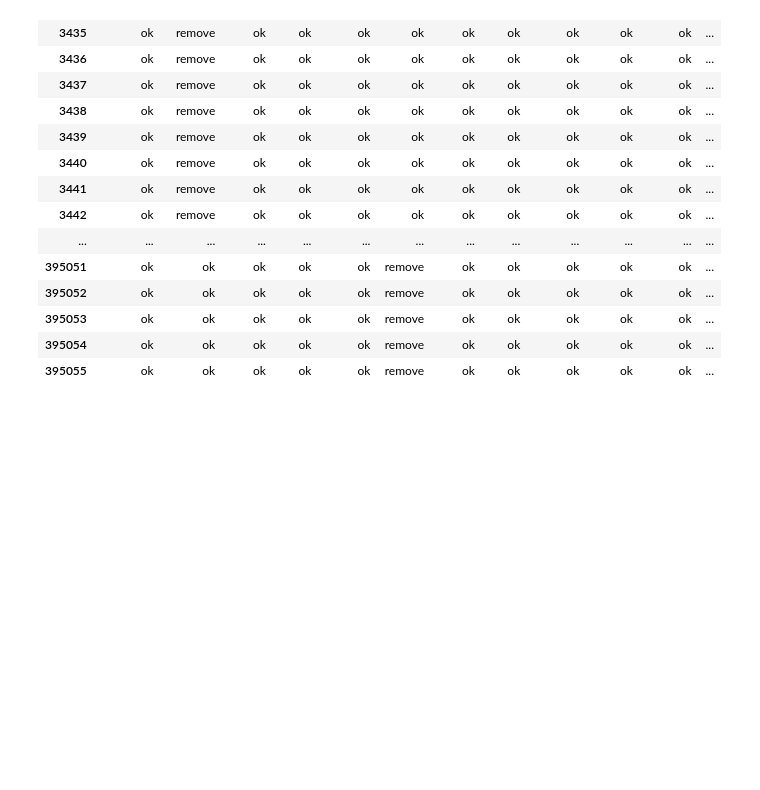
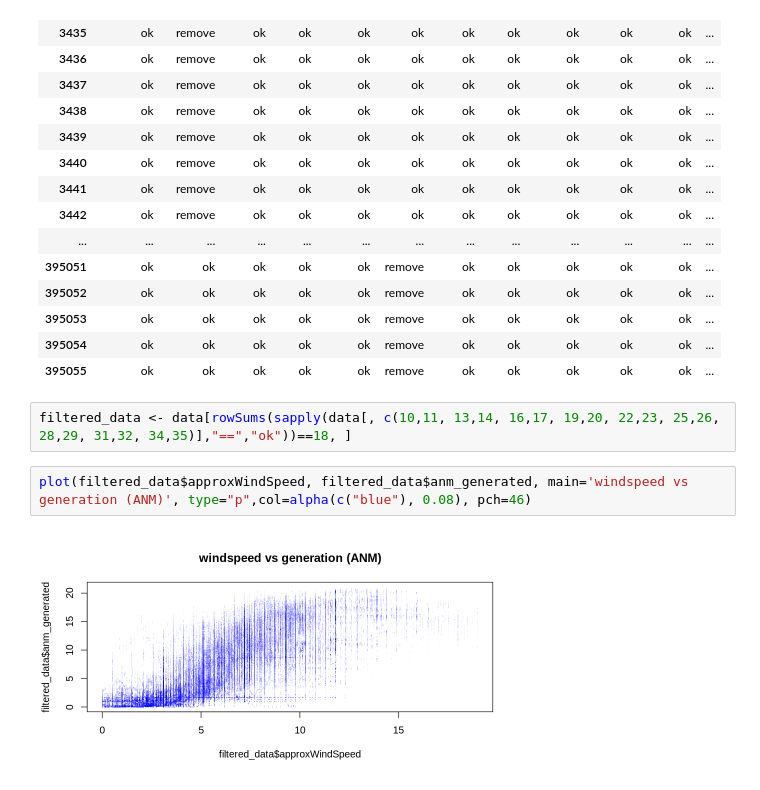
Before and after one commit to srendall91/orkney-electricity, a Jupyter notebook: ssen_weather_combine/Examine_anm_logs.ipynb, the cells around one changed output. Cells and saved outputs as stored; diff of their text form; blank space fills up the shorter version.

Commit message:
plot filtered data

```diff
--- a/ssen_weather_combine/Examine_anm_logs.ipynb
+++ b/ssen_weather_combine/Examine_anm_logs.ipynb
@@ -193,3 +193,9 @@ A data.frame: 67740 × 18
 | 395053 | ok | ok | ok | ok | ok | remove | ok | ok | ok | ok | ok | ... |
 | 395054 | ok | ok | ok | ok | ok | remove | ok | ok | ok | ok | ok | ... |
 | 395055 | ok | ok | ok | ok | ok | remove | ok | ok | ok | ok | ok | ... |
+# %%
+filtered_data <- data[rowSums(sapply(data[, c(10,11, 13,14, 16,17, 19,20, 22,23, 25,26, 28,29, 31,32, 34,35)],"==","ok"))==18, ]
+# %%
+plot(filtered_data$approxWindSpeed, filtered_data$anm_generated, main='windspeed vs generation (ANM)', type="p",col=alpha(c("blue"), 0.08), pch=46)
+# %% [output]
+[figure, added]
```
Also changed, not shown: parts of 12 cells of this notebook.
